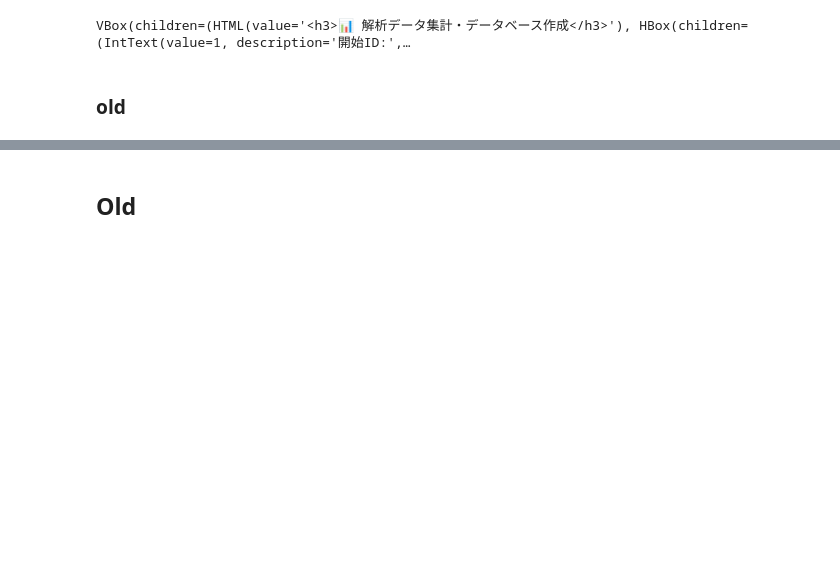
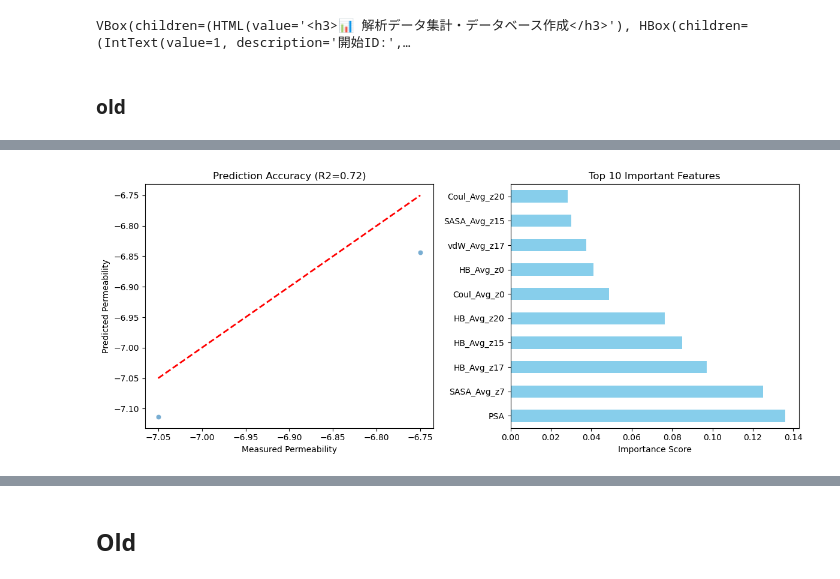
Before and after one commit to maooookt/-pipeline, a Jupyter notebook: 研究用.ipynb, the cells around one changed output, grey strips where cells are left out. Cells and saved outputs as stored; diff of their text form; code cells hidden in the pictures; blank space fills up the shorter version.

```diff
--- a/研究用.ipynb
+++ b/研究用.ipynb
@@ -3867,0 +4013,86 @@ def aggregate_to_master(client, start_id, end_id, today, master_csv="master_data
+# %%
+# ID:1~800の透過生予測　(this_is_CycpeptMPDBの特徴りょう+解析＋フィンガープリント　だから９件しかない）
+# --- 1. データの読み込み ---
+PATH_INPUT = "/Users/teraimao/experiment/data/解析結果/training_dataset_final.csv"
+# DtypeWarningを避けるため low_memory=False を設定
+df = pd.read_csv(PATH_INPUT, low_memory=False)
+
+def generate_fingerprints(smiles, radius=2, nBits=2048):
+    """SMILESからMorgan Fingerprintを生成"""
+    if pd.isna(smiles):
+        return [0] * nBits
+    mol = Chem.MolFromSmiles(smiles)
+    if mol is None:
+        return [0] * nBits
+    fp = AllChem.GetMorganFingerprintAsBitVect(mol, radius, nBits=nBits)
+    return list(fp)
+
+print(f"⏳ 800件（現在 {len(df)}件）のデータを処理中...")
+
+# --- 2. 特徴量エンジニアリング ---
+
+# A: 構造情報 (SMILES -> Fingerprint)
+print("  -> 構造の数値化（FP生成）...")
+fps = df['SMILES'].apply(generate_fingerprints)
+df_fps = pd.DataFrame(fps.tolist(), index=df.index).add_prefix('FP_')
+
+# B: MDデータ (列名に '_z' を含むもの)
+md_cols = [c for c in df.columns if '_z' in c]
+
+# C: 静的記述子 (CSV内に存在する列を自動選択)
+# ファイル内の実際の名称に合わせて適宜調整されます
+potential_descs = ['LogP', 'MW', 'PSA', 'HBD', 'HBA', 'LogD', 'RotBonds']
+existing_descs = [c for c in potential_descs if c in df.columns]
+
+# 全特徴量の結合
+X = pd.concat([df_fps, df[md_cols + existing_descs]], axis=1)
+
+# 目的変数 (透過性の実験値)
+target_col = 'Permeability'
+y = pd.to_numeric(df[target_col], errors='coerce') # 数値に変換できないものはNaNにする
+
+# --- 3. データのクリーニング ---
+# 答え(y)がないもの、または特徴量に欠損がある行を除外
+mask = y.notna() & X.notna().all(axis=1)
+X_clean = X[mask]
+y_clean = y[mask]
+
+print(f"✅ クリーニング完了。学習に使用する有効データ数: {len(X_clean)}件")
+
+# --- 4. 学習と評価 ---
+X_train, X_test, y_train, y_test = train_test_split(X_clean, y_clean, test_size=0.2, random_state=42)
+
+print("🚀 モデル学習中（Random Forest）...")
+model = RandomForestRegressor(n_estimators=100, random_state=42, n_jobs=-1)
+model.fit(X_train, y_train)
+
+# 予測とスコア計算
+y_pred = model.predict(X_test)
+r2 = r2_score(y_test, y_pred)
+rmse = np.sqrt(mean_squared_error(y_test, y_pred))
+
+print(f"\n📊 --- 評価結果 ---")
+print(f"決定係数 (R2 Score): {r2:.3f}")
+print(f"平均誤差 (RMSE): {rmse:.3f}")
+
+# --- 5. 結果の可視化 ---
+plt.figure(figsize=(12, 5))
+
+# 左：実測値 vs 予測値のプロット
+plt.subplot(1, 2, 1)
+sns.scatterplot(x=y_test, y=y_pred, alpha=0.6)
+plt.plot([y_test.min(), y_test.max()], [y_test.min(), y_test.max()], 'r--', lw=2)
+plt.xlabel('Measured Permeability')
+plt.ylabel('Predicted Permeability')
+plt.title(f'Prediction Accuracy (R2={r2:.2f})')
+
+# 右：重要度の高い特徴量トップ10
+plt.subplot(1, 2, 2)
+feat_importances = pd.Series(model.feature_importances_, index=X_clean.columns)
+feat_importances.sort_values(ascending=False).head(10).plot(kind='barh', color='skyblue')
+plt.title('Top 10 Important Features')
+plt.xlabel('Importance Score')
+
+plt.tight_layout()
+plt.show()
+# %% [output]
@@ -3867,0 +4124 @@ def aggregate_to_master(client, start_id, end_id, today, master_csv="master_data
+[figure, added]
```
Also changed, not shown: parts of 20 cells of this notebook.
